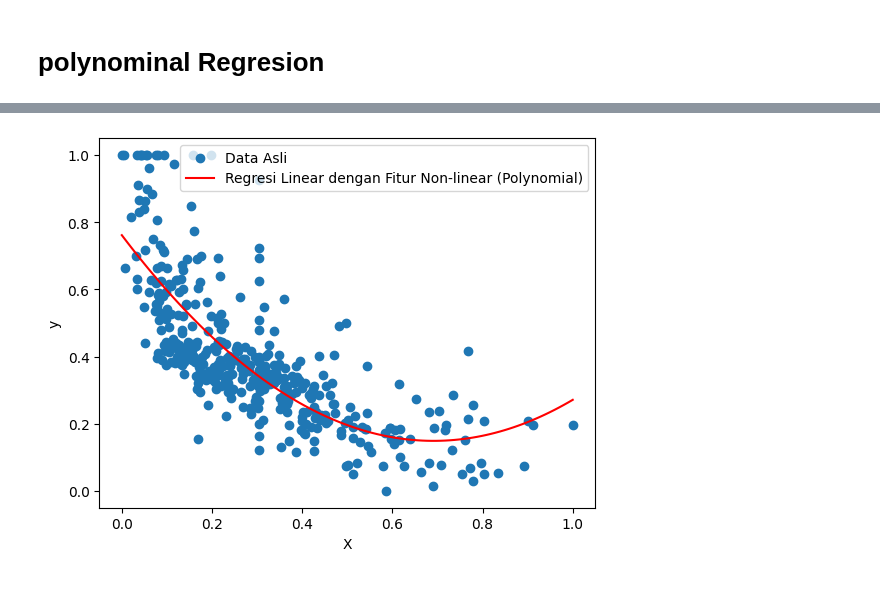
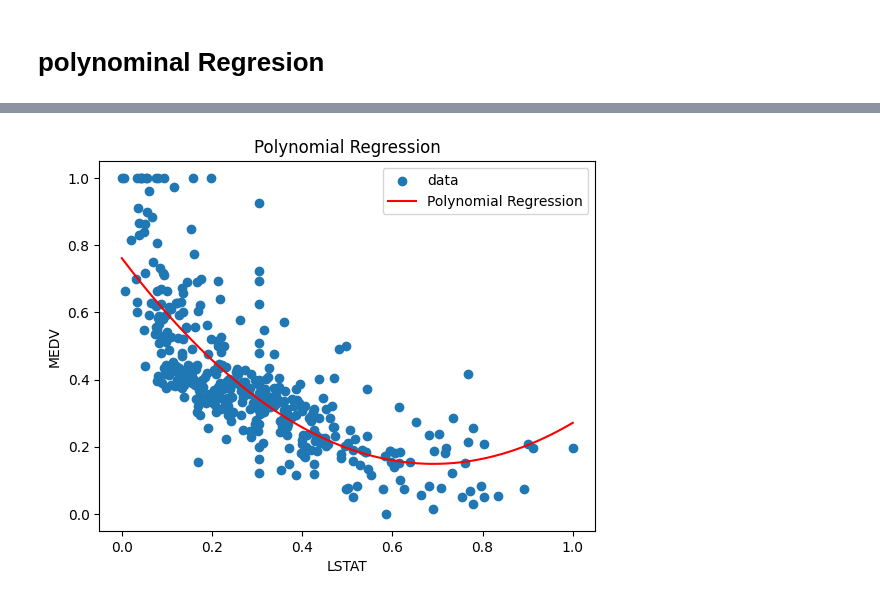
Before and after one commit to ardifjar443/learningMachineLearning, a Jupyter notebook: linear_regresion/project_boston(statsModel).ipynb, the cells around one changed output, grey strips where cells are left out. Saved outputs shown, nothing was run; the diff lists cells and outputs as text; code cells hidden in the pictures.

```diff
--- a/linear_regresion/project_boston(statsModel).ipynb
+++ b/linear_regresion/project_boston(statsModel).ipynb
@@ -226,15 +258,3 @@ https://gist.github.com/mwaskom/de44147ed2974457ad6372750bbe5751
 # %%
 X_poly = np.c_[X_train, X_train**2]  # Menambahkan fitur X^2 sebagai bagian non-linear
 X_poly = sm.add_constant(X_poly)
-# %%
-# Membangun model regresi linear
-model = sm.OLS(y_train, sm.add_constant(X_poly))
-model_fit = model.fit()
-X_train_df = pd.DataFrame(X_train, columns=['feature1'])
-y_train_df = pd.DataFrame(y_train, columns=['target'])
-dataframe = pd.concat([X_train_df, y_train_df], axis=1)
-# %%
-# Membuat X_plot dengan nilai yang sama dengan yang digunakan sebelumnya
-X_plot = np.linspace(X.min(), X.max(), 100).reshape(-1, 1)
-X_plot_poly = np.c_[X_plot, X_plot**2]  # Menambahkan fitur X^2 sebagai bagian non-linear
-X_plot_poly = sm.add_constant(X_plot_poly)  # Tambahkan kolom konstan (bias)
@@ -243,3 +261,10 @@ y_plot = model_fit.predict(X_plot_poly)
+# %%
+model_fit = sm.OLS.from_formula("MEDV ~ LSTAT + np.power(LSTAT, 2)", data=X_train).fit()
+# %%
+x_fit = np.linspace(X_train['LSTAT'].min(), X_train['LSTAT'].max(), 100)
+x_fit_df = pd.DataFrame({'LSTAT': x_fit})
+x_fit_df['LSTAT_squared'] = x_fit_df['LSTAT'] ** 2
+y_fit = model_fit.predict(x_fit_df)
 # %%
 print(model_fit.summary())
 # %% [output]
@@ -261,11 +286,13 @@ Covariance Type:            nonrobust
 Notes:
 [1] Standard Errors assume that the covariance matrix of the errors is correctly specified.
 # %%
-plt.scatter(X_train, y_train, label='Data Asli')
-plt.plot(X_plot, y_plot, color='red', label='Regresi Linear dengan Fitur Non-linear (Polynomial)')
-plt.xlabel('X')
-plt.ylabel('y')
+plt.scatter(X_train["LSTAT"],X_train["MEDV"], label="data")
+plt.plot(x_fit, y_fit, color='red', label='Polynomial Regression')
+
+plt.xlabel('LSTAT')
+plt.ylabel('MEDV')
+plt.title('Polynomial Regression')
 plt.legend()
 plt.show()
 # %% [output]
-[figure, old version]
+[figure, new version]
```
Also changed, not shown: parts of 14 cells of this notebook, 4 other files.
